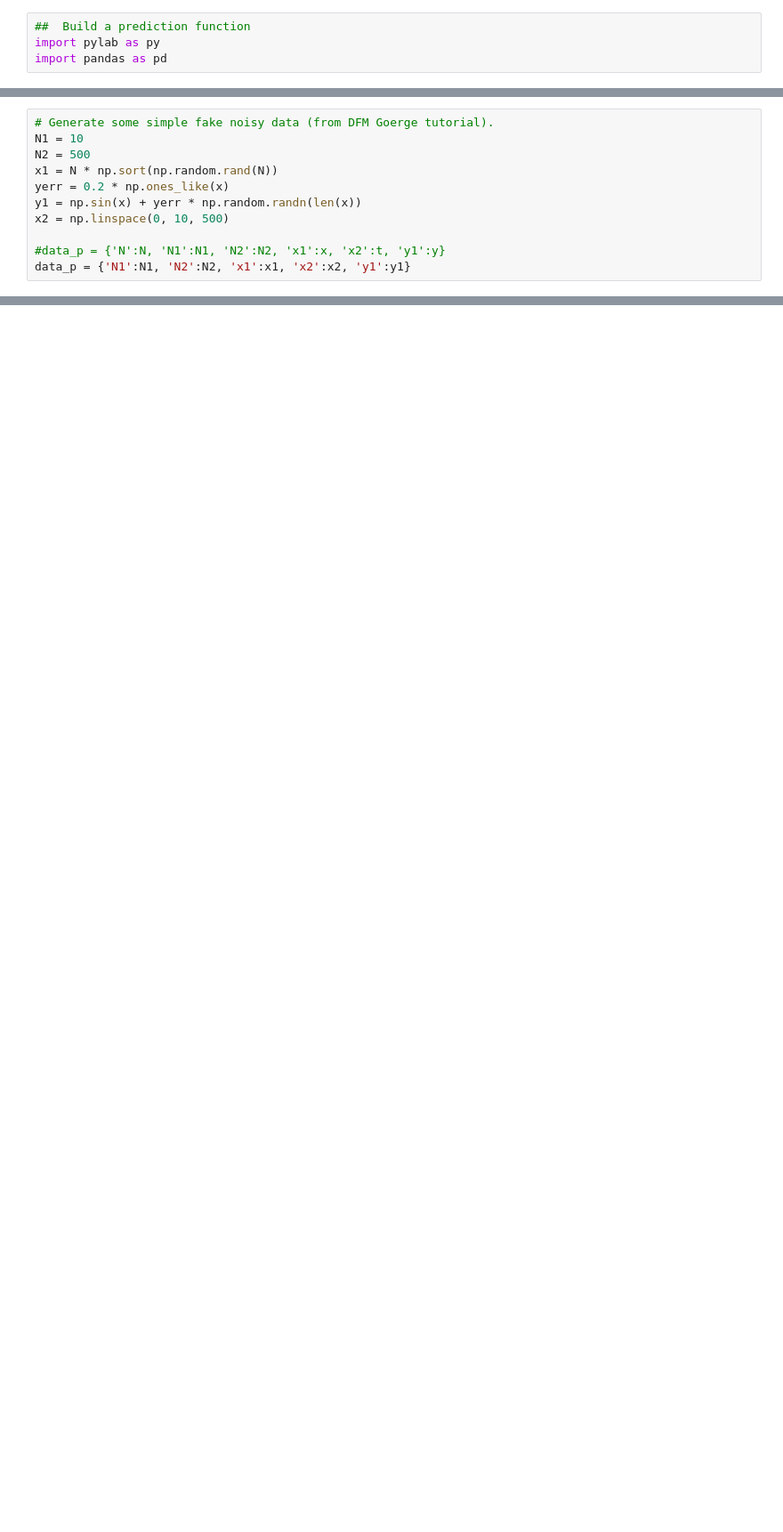
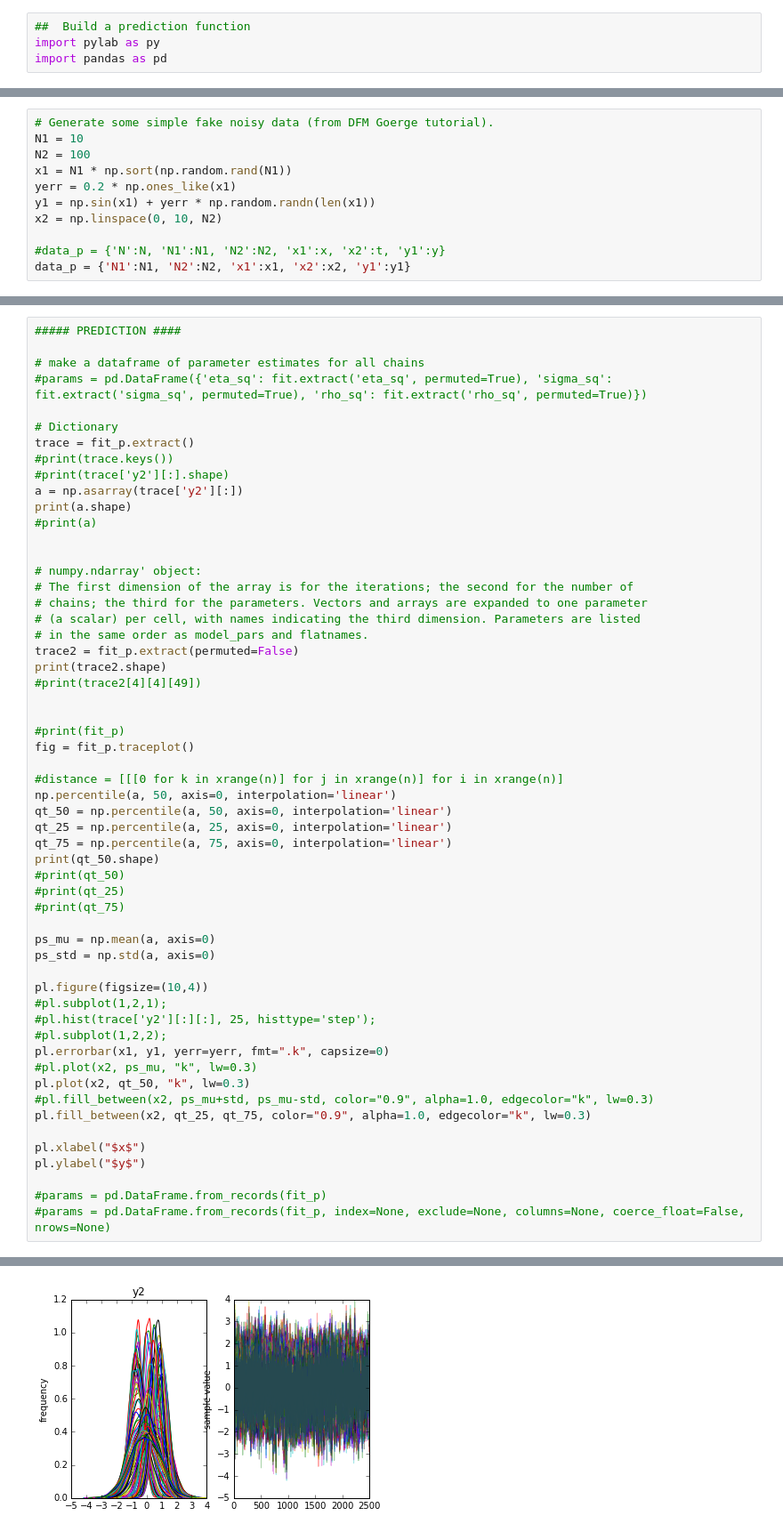
Before and after one commit to mshabram/Gaussian_Process_Hierarchical_Bayesian_Modeling_in_PyStan, a Jupyter notebook: PyStan_Gaussian_Process_Toy_Model.ipynb, the cells around one changed output, grey strips where cells are left out. Shown: that part at 89% size. Drawn from its saved outputs; the diff is of its cells as text; blank space fills up the shorter version.

```diff
--- a/PyStan_Gaussian_Process_Toy_Model.ipynb
+++ b/PyStan_Gaussian_Process_Toy_Model.ipynb
@@ -399,11 +398,11 @@ sm_p_Cholesky_speedup = StanModel(model_code=GP_test_predict_model_2)
 # %%
 # Generate some simple fake noisy data (from DFM Goerge tutorial).
 N1 = 10
-N2 = 500
-x1 = N * np.sort(np.random.rand(N))
-yerr = 0.2 * np.ones_like(x)
-y1 = np.sin(x) + yerr * np.random.randn(len(x))
-x2 = np.linspace(0, 10, 500)
+N2 = 100
+x1 = N1 * np.sort(np.random.rand(N1))
+yerr = 0.2 * np.ones_like(x1)
+y1 = np.sin(x1) + yerr * np.random.randn(len(x1))
+x2 = np.linspace(0, 10, N2)
 
 #data_p = {'N':N, 'N1':N1, 'N2':N2, 'x1':x, 'x2':t, 'y1':y}
 data_p = {'N1':N1, 'N2':N2, 'x1':x1, 'x2':x2, 'y1':y1}
@@ -508,0 +452,57 @@ pl.ylabel("$y$")
+# %%
+##### PREDICTION ####
+
+# make a dataframe of parameter estimates for all chains
+#params = pd.DataFrame({'eta_sq': fit.extract('eta_sq', permuted=True), 'sigma_sq': fit.extract('sigma_sq', permuted=True), 'rho_sq': fit.extract('rho_sq', permuted=True)})
+
+# Dictionary
+trace = fit_p.extract()
+#print(trace.keys())
+#print(trace['y2'][:].shape)
+a = np.asarray(trace['y2'][:])
+print(a.shape)
+#print(a)
+
+
+# numpy.ndarray' object:
+# The first dimension of the array is for the iterations; the second for the number of
+# chains; the third for the parameters. Vectors and arrays are expanded to one parameter
+# (a scalar) per cell, with names indicating the third dimension. Parameters are listed
+# in the same order as model_pars and flatnames.
+trace2 = fit_p.extract(permuted=False)
+print(trace2.shape)
+#print(trace2[4][4][49])
+
+
+#print(fit_p)
+fig = fit_p.traceplot()
+
+#distance = [[[0 for k in xrange(n)] for j in xrange(n)] for i in xrange(n)]
+np.percentile(a, 50, axis=0, interpolation='linear')
+qt_50 = np.percentile(a, 50, axis=0, interpolation='linear')
+qt_25 = np.percentile(a, 25, axis=0, interpolation='linear')
+qt_75 = np.percentile(a, 75, axis=0, interpolation='linear')
+print(qt_50.shape)
+#print(qt_50)
+#print(qt_25)
+#print(qt_75)
+
+ps_mu = np.mean(a, axis=0)
+ps_std = np.std(a, axis=0)
+
+pl.figure(figsize=(10,4))
+#pl.subplot(1,2,1);
+#pl.hist(trace['y2'][:][:], 25, histtype='step');
+#pl.subplot(1,2,2);
+pl.errorbar(x1, y1, yerr=yerr, fmt=".k", capsize=0)
+#pl.plot(x2, ps_mu, "k", lw=0.3)
+pl.plot(x2, qt_50, "k", lw=0.3)
+#pl.fill_between(x2, ps_mu+std, ps_mu-std, color="0.9", alpha=1.0, edgecolor="k", lw=0.3)
+pl.fill_between(x2, qt_25, qt_75, color="0.9", alpha=1.0, edgecolor="k", lw=0.3)
+
+pl.xlabel("$x$")
+pl.ylabel("$y$")
+
+#params = pd.DataFrame.from_records(fit_p)
+#params = pd.DataFrame.from_records(fit_p, index=None, exclude=None, columns=None, coerce_float=False, nrows=None)
+# %% [output]
@@ -508,0 +513 @@ pl.ylabel("$y$")
+[figure, added]
```
Also changed, not shown: parts of 12 cells of this notebook.
